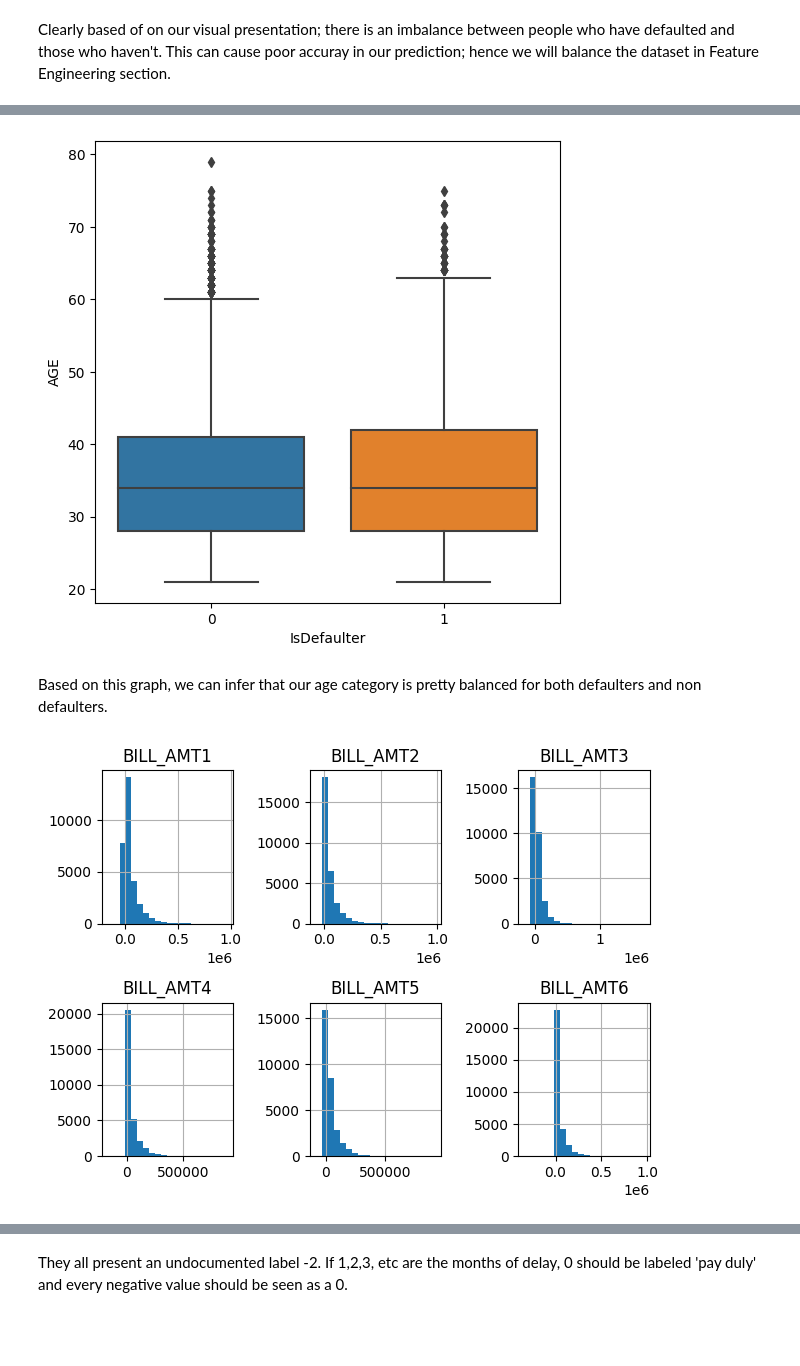
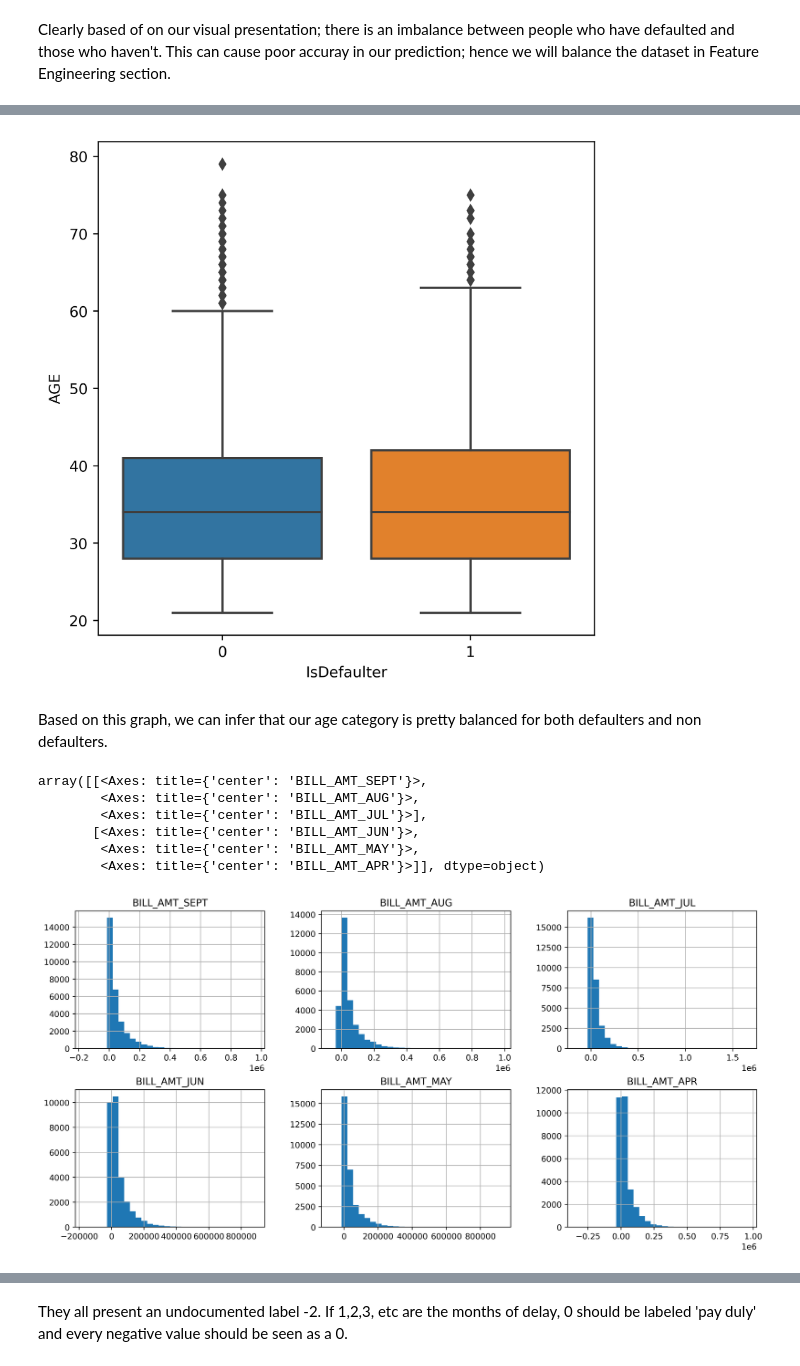
Before and after one commit to angadhsingh1/MachineLearning-DefaultCreditCards, a Jupyter notebook: final-project.ipynb, the cells around one changed output, grey strips where cells are left out. Drawn from its saved outputs; the diff is of its cells as text; code cells hidden in the pictures; blank space fills up the shorter version.

Commit message:
featureEngineeringAndModelDraft

```diff
--- a/final-project.ipynb
+++ b/final-project.ipynb
@@ -40,10 +40,16 @@ The objective of our project is to predict potential customers who are likely to
 - Credit card default occurs when an individual becomes significantly delinquent in making their credit card payments. It should be noted that missing a payment or two does not automatically result in default. Defaulting on a credit card payment happens when the Minimum Amount Due is not paid consecutively for several months.
 # %%
 # Import basic libraries
-import numpy as np
-import pandas as pd
+import numpy as np #numerical computation
+import pandas as pd #data wrangling
+import seaborn as sns #statistical visualization
+import matplotlib.pyplot as plt #plotting package
+#Next line helps with rendering plots
+%matplotlib inline
+import matplotlib as mpl #add'l plotting functionality
+mpl.rcParams['figure.dpi'] = 400 #high res figures
 
-# import visualization libraries
-import seaborn as sns
-import matplotlib.pyplot as plt
+from sklearn.model_selection import train_test_split
+from sklearn import tree
+import graphviz #to visualize decision trees
 # %%
@@ -230,13 +237,25 @@ df = df.astype('int')
 plt.figure(figsize=(6,6))
 ax = sns.boxplot(x="IsDefaulter", y="AGE", data=df)
 # %% [output]
-[figure, old version]
+[figure, new version]
 # %% [markdown]
 Based on this graph, we can infer that our age category is pretty balanced for both defaulters and non defaulters.
+# %%
+#renaming columns
+
+df.rename(columns={'PAY_0':'PAY_SEPT','PAY_2':'PAY_AUG','PAY_3':'PAY_JUL','PAY_4':'PAY_JUN','PAY_5':'PAY_MAY','PAY_6':'PAY_APR'},inplace=True)
+df.rename(columns={'BILL_AMT1':'BILL_AMT_SEPT','BILL_AMT2':'BILL_AMT_AUG','BILL_AMT3':'BILL_AMT_JUL','BILL_AMT4':'BILL_AMT_JUN','BILL_AMT5':'BILL_AMT_MAY','BILL_AMT6':'BILL_AMT_APR'}, inplace = True)
+df.rename(columns={'PAY_AMT1':'PAY_AMT_SEPT','PAY_AMT2':'PAY_AMT_AUG','PAY_AMT3':'PAY_AMT_JUL','PAY_AMT4':'PAY_AMT_JUN','PAY_AMT5':'PAY_AMT_MAY','PAY_AMT6':'PAY_AMT_APR'},inplace=True)
 # %%
 # Numerical Variable - Bill Amount (Amount Owed previously)
-
-bills = df[['BILL_AMT1','BILL_AMT2', 'BILL_AMT3', 'BILL_AMT4', 'BILL_AMT5', 'BILL_AMT6']]
-draw_histograms(bills, bills.columns, 2, 3, 20)
+bill_feats = ['BILL_AMT_SEPT','BILL_AMT_AUG', 'BILL_AMT_JUL', 'BILL_AMT_JUN', 'BILL_AMT_MAY', 'BILL_AMT_APR']
+bills = df[bill_feats]
+df[bill_feats].hist(bins=30, layout=(2,3), figsize=(15,7))
 # %% [output]
+array([[<Axes: title={'center': 'BILL_AMT_SEPT'}>,
+        <Axes: title={'center': 'BILL_AMT_AUG'}>,
+        <Axes: title={'center': 'BILL_AMT_JUL'}>],
+       [<Axes: title={'center': 'BILL_AMT_JUN'}>,
+        <Axes: title={'center': 'BILL_AMT_MAY'}>,
+        <Axes: title={'center': 'BILL_AMT_APR'}>]], dtype=object)
-[figure, old version]
+[figure, new version]
```
Also changed, not shown: parts of 44 cells of this notebook.
